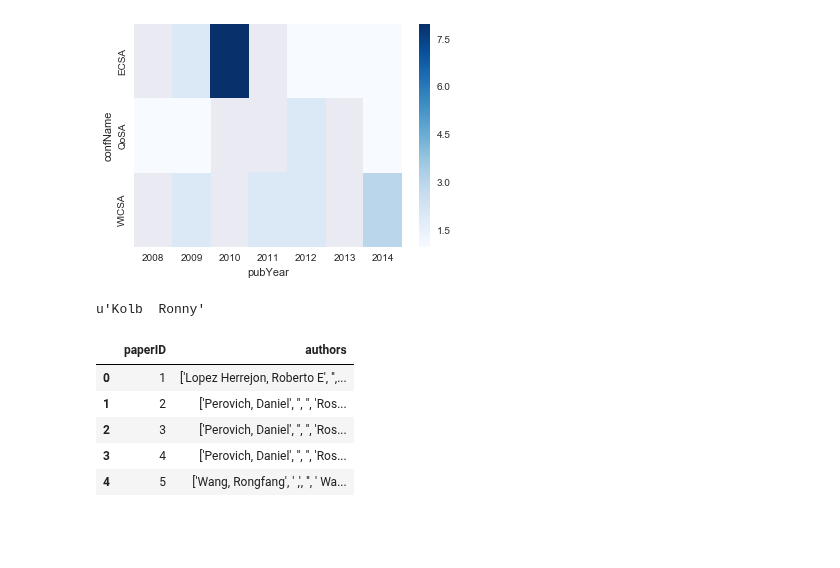
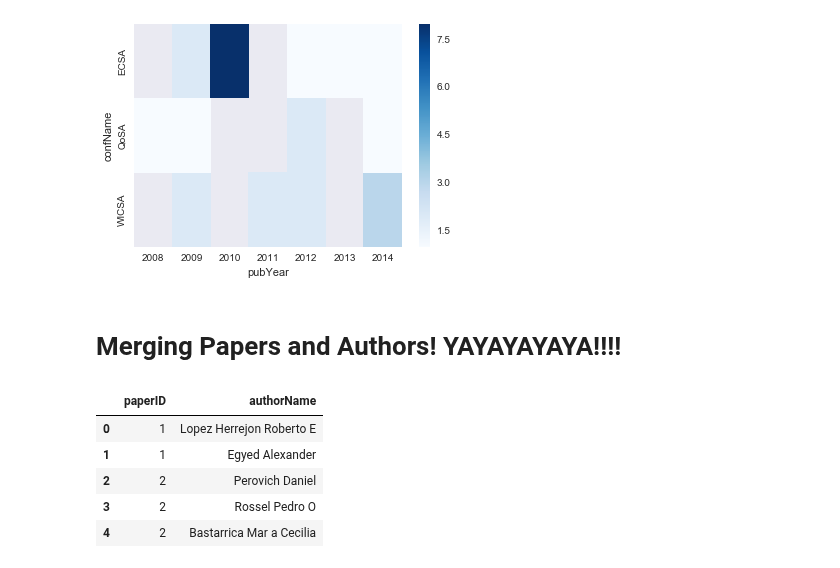
Before and after one commit to noveroa/DataBases, a Jupyter notebook: sqlStart/ExploringData_groupingandvisually.ipynb, the cells around one changed output. Saved outputs shown, nothing was run; the diff lists cells and outputs as text; code cells hidden in the pictures; blank space fills up the shorter version.

```diff
--- a/sqlStart/ExploringData_groupingandvisually.ipynb
+++ b/sqlStart/ExploringData_groupingandvisually.ipynb
@@ -359,4 +359,6 @@ m.head()
 #m2 = m.copy()
 #m2 = m2.groupby(['confName', 'pubYear'])
 #m2.groups
+# %% [markdown]
+# Merging Papers and Authors!  YAYAYAYAYA!!!!
 # %%
@@ -374,15 +376,11 @@ def getAuthors(grouper):
-# %%
-au, pap= getAuthors('hi')
-name = au.iloc[0].authorName
-name.strip()
-# %% [output]
-u'Kolb  Ronny'
+# %%
+ap, p = getPaperAuthor()
 # %%
-pap.head()
+ap.head()
 # %% [output]
-|  | paperID | authors |
-| 0 | 1 | ['Lopez Herrejon, Roberto E', '',... |
-| 1 | 2 | ['Perovich, Daniel', '', '', 'Ros... |
-| 2 | 3 | ['Perovich, Daniel', '', '', 'Ros... |
-| 3 | 4 | ['Perovich, Daniel', '', '', 'Ros... |
-| 4 | 5 | ['Wang, Rongfang', ' ,', '', ' Wa... |
+|  | paperID | authorName |
+| 0 | 1 | Lopez Herrejon Roberto E |
+| 1 | 1 | Egyed Alexander |
+| 2 | 2 | Perovich Daniel |
+| 3 | 2 | Rossel Pedro O |
+| 4 | 2 | Bastarrica Mar a Cecilia |
```
Also changed, not shown: parts of 18 cells of this notebook, 1 other file.
